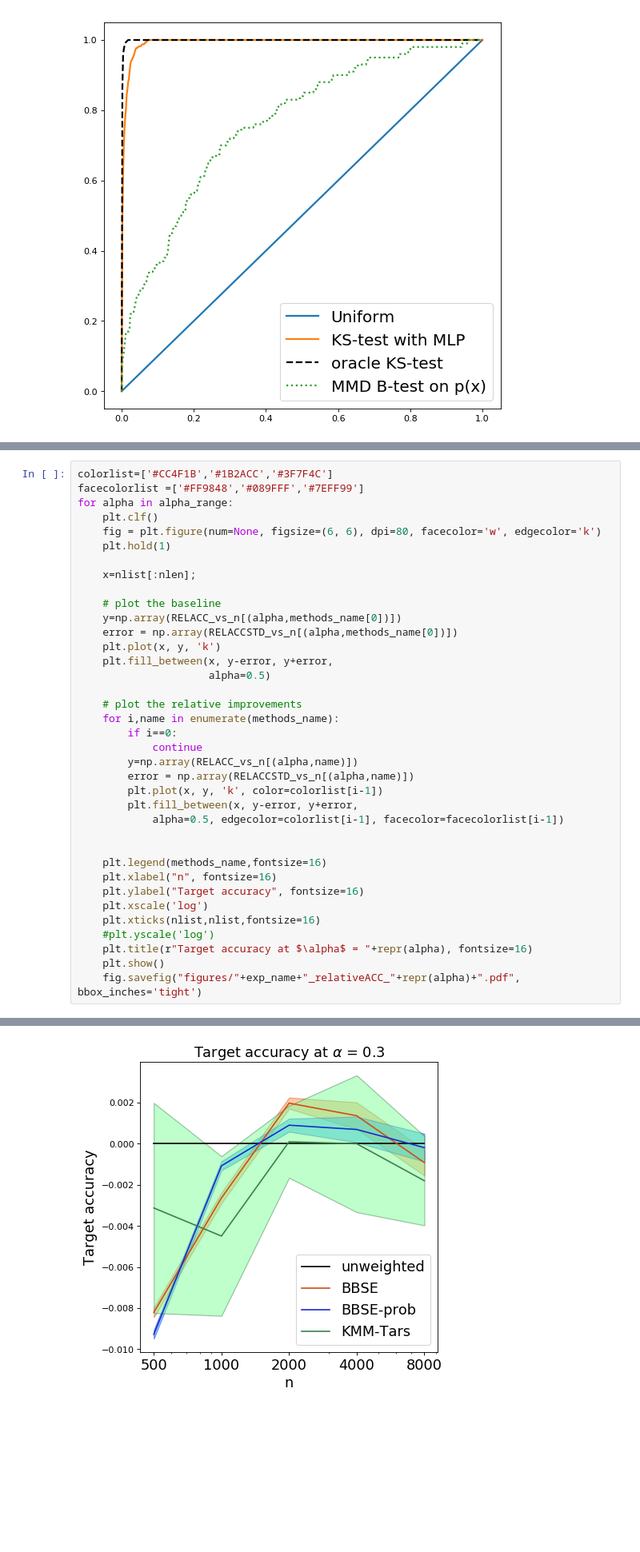
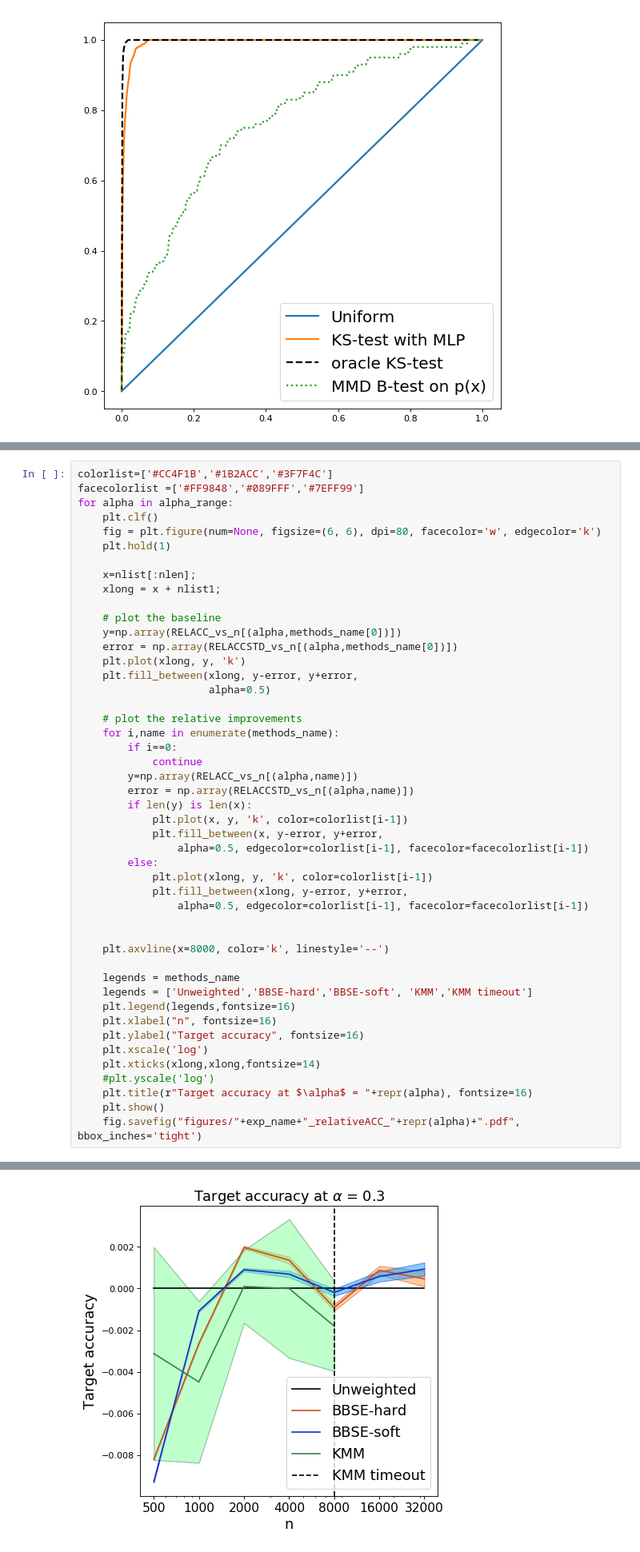
Before and after one commit to zackchase/label_shift, a Jupyter notebook: generate_figures.ipynb, the cells around one changed output, grey strips where cells are left out. Shown at 80% size. Drawn from its saved outputs; the diff is of its cells as text; blank space fills up the shorter version.

Commit message:
experiments. the plotting scripts are in generate_figures.ipynb

```diff
--- a/generate_figures.ipynb
+++ b/generate_figures.ipynb
@@ -242,12 +306,13 @@ for alpha in alpha_range:
     plt.hold(1)
 
     x=nlist[:nlen];
+    xlong = x + nlist1;
 
     # plot the baseline
     y=np.array(RELACC_vs_n[(alpha,methods_name[0])])
     error = np.array(RELACCSTD_vs_n[(alpha,methods_name[0])])
-    plt.plot(x, y, 'k')
-    plt.fill_between(x, y-error, y+error,
+    plt.plot(xlong, y, 'k')
+    plt.fill_between(xlong, y-error, y+error,
                      alpha=0.5)
 
     # plot the relative improvements
@@ -256,16 +321,25 @@ for alpha in alpha_range:
             continue
         y=np.array(RELACC_vs_n[(alpha,name)])
         error = np.array(RELACCSTD_vs_n[(alpha,name)])
-        plt.plot(x, y, 'k', color=colorlist[i-1])
-        plt.fill_between(x, y-error, y+error,
-            alpha=0.5, edgecolor=colorlist[i-1], facecolor=facecolorlist[i-1])
+        if len(y) is len(x):
+            plt.plot(x, y, 'k', color=colorlist[i-1])
+            plt.fill_between(x, y-error, y+error,
+                alpha=0.5, edgecolor=colorlist[i-1], facecolor=facecolorlist[i-1])
+        else:
+            plt.plot(xlong, y, 'k', color=colorlist[i-1])
+            plt.fill_between(xlong, y-error, y+error,
+                alpha=0.5, edgecolor=colorlist[i-1], facecolor=facecolorlist[i-1])
 
 
-    plt.legend(methods_name,fontsize=16)
+    plt.axvline(x=8000, color='k', linestyle='--')
+
+    legends = methods_name
+    legends = ['Unweighted','BBSE-hard','BBSE-soft', 'KMM','KMM timeout']
+    plt.legend(legends,fontsize=16)
     plt.xlabel("n", fontsize=16)
     plt.ylabel("Target accuracy", fontsize=16)
     plt.xscale('log')
-    plt.xticks(nlist,nlist,fontsize=16)
+    plt.xticks(xlong,xlong,fontsize=14)
     #plt.yscale('log')
     plt.title(r"Target accuracy at $\alpha$ = "+repr(alpha), fontsize=16)
     plt.show()
@@ -282,3 +356,3 @@ for alpha in alpha_range:
 <matplotlib.figure.Figure at 0x...>
-[figure, old version]
+[figure, new version]
 <matplotlib.figure.Figure at 0x...>
```
Also changed, not shown: parts of 5 cells of this notebook, 54 other files.
